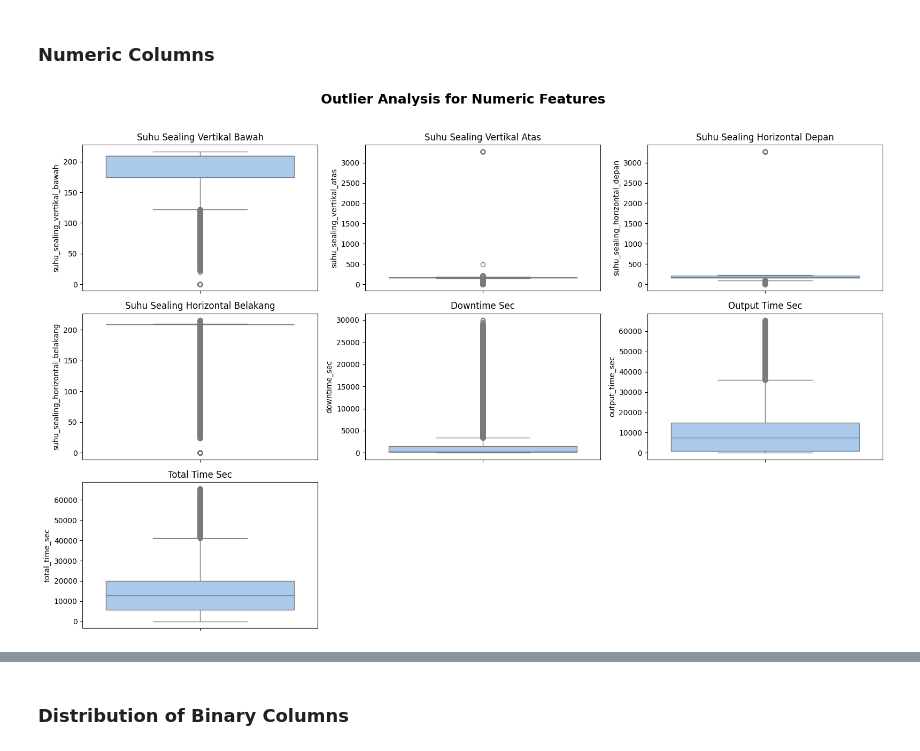
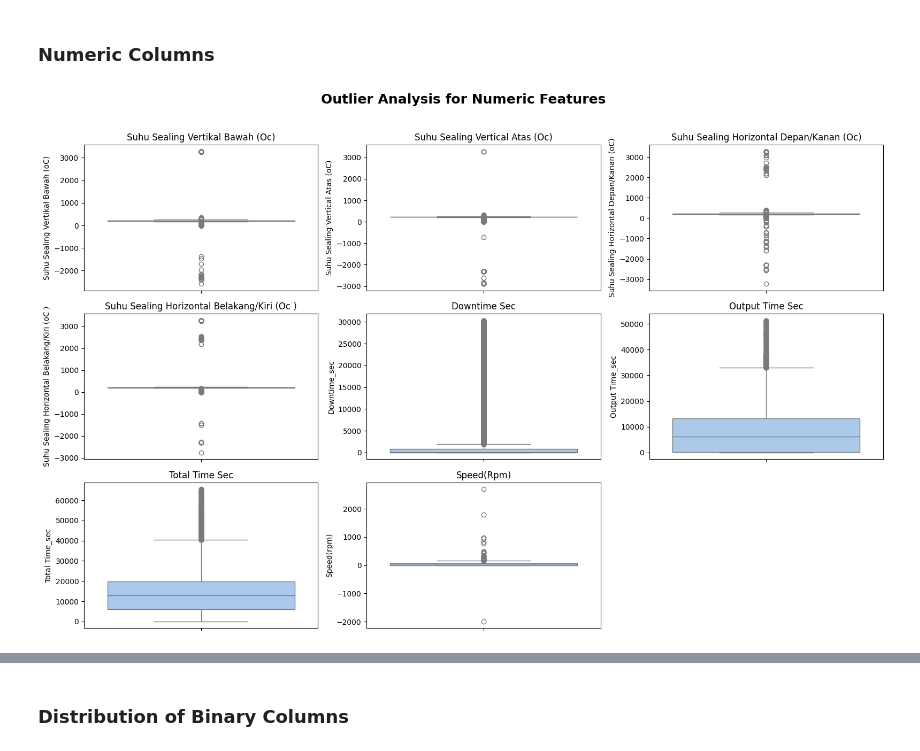
Before and after one commit to n0yy/pdm-b7, a Jupyter notebook: notebooks/01_data_exploration_and_feature_selection.ipynb, the cells around one changed output, grey strips where cells are left out. Saved outputs shown, nothing was run; the diff lists cells and outputs as text; code cells hidden in the pictures.

```diff
--- a/notebooks/01_data_exploration_and_feature_selection.ipynb
+++ b/notebooks/01_data_exploration_and_feature_selection.ipynb
@@ -11,6 +16,8 @@ pd.options.display.max_columns = None
 warnings.filterwarnings("ignore")
 %matplotlib inline
 # %%
-df = pd.read_csv("datalog_ilapak10.csv", index_col=0, parse_dates=True)
-df.head()
+df = pd.read_sql("SELECT * FROM `datalog_ilapak3`", engine, parse_dates=['times'], index_col='times')
+# Save to csv
+df.to_csv('datalog_ilapak3.csv')
+df.tail()
 # %% [output]
@@ -23,0 +33,13 @@ df.head()
+# %%
+df.drop(columns=["id", "Shift"], inplace=True)
+# %%
+# Pastikan kolom dalam format string waktu (hh:mm:ss)
+time_cols = ["Downtime (hh:mm:ss)", "Output Time (hh:mm:ss)", "Total Time (hh:mm:ss)"]
+
+for col in time_cols:
+    df[col.split(" (")[0] + "_sec"] = pd.to_timedelta(df[col]).dt.total_seconds()
+
+# Drop the original time columns
+df.drop(columns=time_cols, inplace=True)
+df.dropna(inplace=True)
+df.tail(2)
@@ -23,0 +51,2 @@ df.head()
+# %%
+df = df[df["Pump Position Stop"] != 1]
@@ -29,27 +71,27 @@ df.head()
 ### Numeric Columns
 # %%
 numeric_cols = [
-    'suhu_sealing_vertikal_bawah',
-    'suhu_sealing_vertikal_atas',
-    'suhu_sealing_horizontal_depan',
-    'suhu_sealing_horizontal_belakang',
-    'downtime_sec',
-    'output_time_sec',
-    'total_time_sec'
+    'Suhu Sealing Vertikal Bawah (oC)',
+    'Suhu Sealing Vertical Atas (oC)',
+    'Suhu Sealing Horizontal Depan/Kanan (oC)',
+    'Suhu Sealing Horizontal Belakang/Kiri (oC )',
+    'Downtime_sec', 'Output Time_sec',
+    'Total Time_sec',
+    'Speed(rpm)'
 ]
 
 plt.figure(figsize=(16, 10))
 plt.suptitle("Outlier Analysis for Numeric Features", fontsize=18, weight='bold', y=1.02)
 
 for i, col in enumerate(numeric_cols, 1):
     plt.subplot(3, 3, i)
     sns.boxplot(y=df[col], color=sns.color_palette("pastel")[0])
     plt.title(col.replace('_', ' ').title(), fontsize=12)
 
 plt.tight_layout()
 plt.show()
 # %% [output]
-[figure, old version]
+[figure, new version]
 # %%
 df_cleaned = df.copy()
 print(f"Shape before outlier removal: {df_cleaned.shape}")
```
Also changed, not shown: parts of 21 cells of this notebook, 5 other files.
